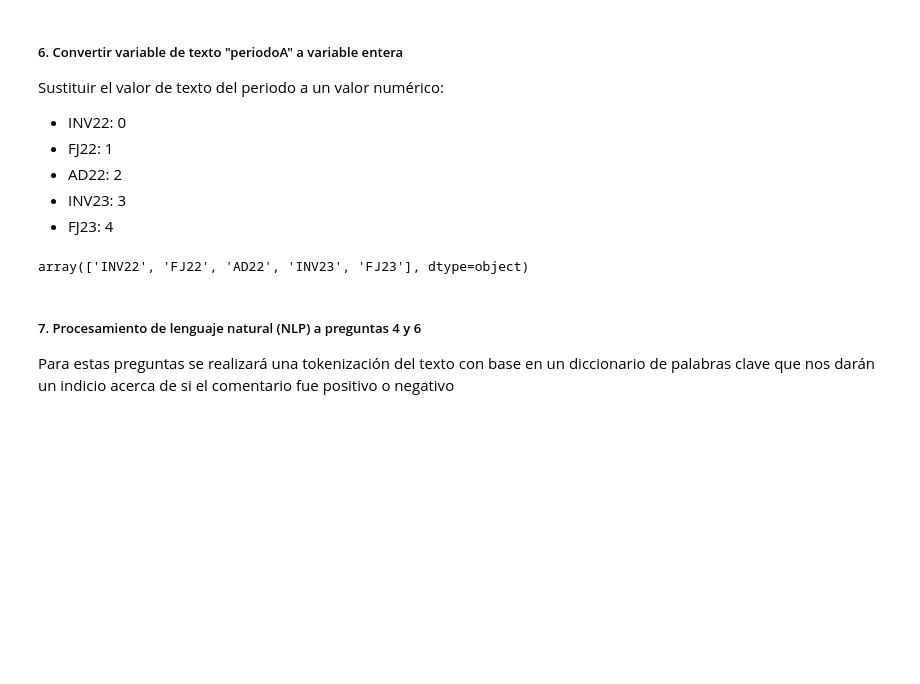
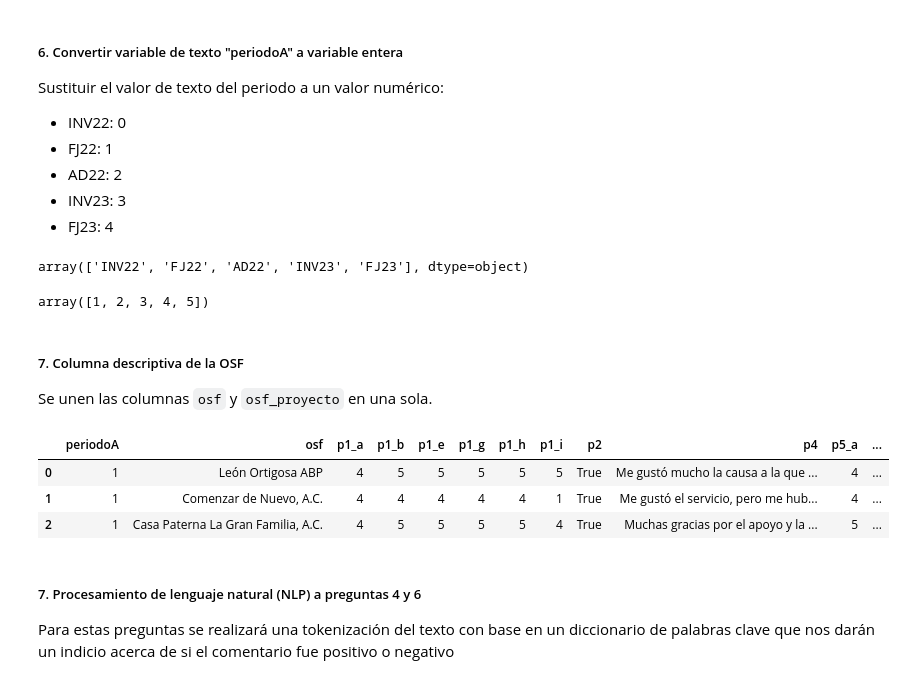
Before and after one commit to EstebanPerez25/ACD-Modelo_predictivo_de_satisfacion, a Jupyter notebook: Modelo_predictivo_de_satisfacción.ipynb, the cells around one changed output. Cells and saved outputs as stored; diff of their text form; code cells hidden in the pictures; blank space fills up the shorter version.

```diff
--- a/Modelo_predictivo_de_satisfacción.ipynb
+++ b/Modelo_predictivo_de_satisfacción.ipynb
@@ -612,7 +611,7 @@ df_t.dropna(subset=df_t.columns[1:9], inplace=True)
 ##### 3. Transformar datos a valores numéricos enteros entre 1 y 5 en pregunta 1 y 5
 # %%
 # Transformación en pregunta 1
-for col in df_t.columns[1:9]:
+for col in df_t.columns[3:9]:
     df_t[col] = df_t[col].apply(lambda x: int(re.search(r'\d+', x).group()))
 # %%
 # Transformación en pregunta 5
@@ -671,6 +670,30 @@ for row in range(0, len(df_t)):
         df_t.iloc[row, 0] = int(5)
 
 df_t.periodoA = df_t.periodoA.apply(lambda x: int(x))
+# %%
+df_t.periodoA.unique()
+# %% [output]
+array([1, 2, 3, 4, 5])
+# %% [markdown]
+##### 7. Columna descriptiva de la OSF
+
+Se unen las columnas `osf` y `osf_proyecto` en una sola.
+# %%
+# Renombrar índices (del 0 al 10496)
+df_t.index = list(range(0,len(df_t)))
+# %%
+# Pasar valores de columna osf_Proyecto a osf
+df_t.iloc[6213:,1] = df_t.iloc[6213:, 2]
+# %%
+# Eliminar columna osf_Proyecto
+df_t.drop('osf_Proyecto', axis=1, inplace=True)
+# %%
+df_t.head(3)
+# %% [output]
+|  | periodoA | osf | p1_a | p1_b | p1_e | p1_g | p1_h | p1_i | p2 | p4 | p5_a | ... |
+| 0 | 1 | León Ortigosa ABP | 4 | 5 | 5 | 5 | 5 | 5 | True | Me gustó mucho la causa a la que ... | 4 | ... |
+| 1 | 1 | Comenzar de Nuevo, A.C. | 4 | 4 | 4 | 4 | 4 | 1 | True | Me gustó el servicio, pero me hub... | 4 | ... |
+| 2 | 1 | Casa Paterna La Gran Familia, A.C. | 4 | 5 | 5 | 5 | 5 | 4 | True | Muchas gracias por el apoyo y la ... | 5 | ... |
 # %% [markdown]
 ##### 7. Procesamiento de lenguaje natural (NLP) a preguntas 4 y 6
 
```
Also changed, not shown: parts of 6 cells of this notebook.
